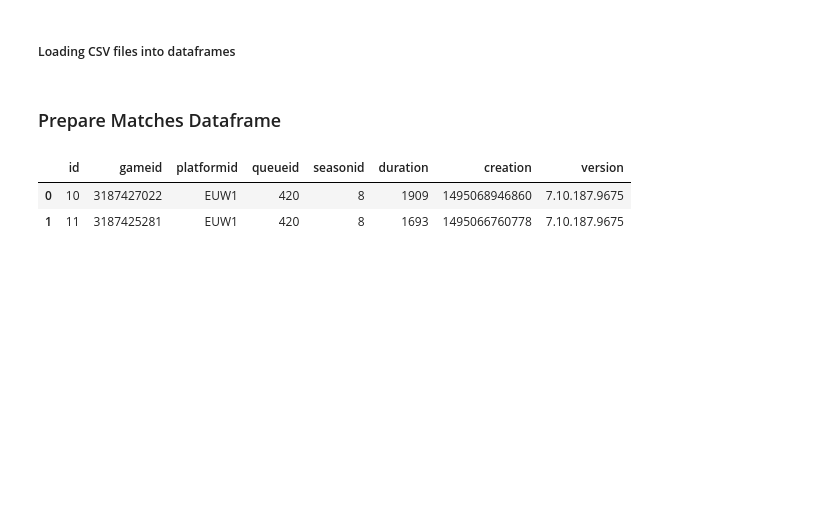
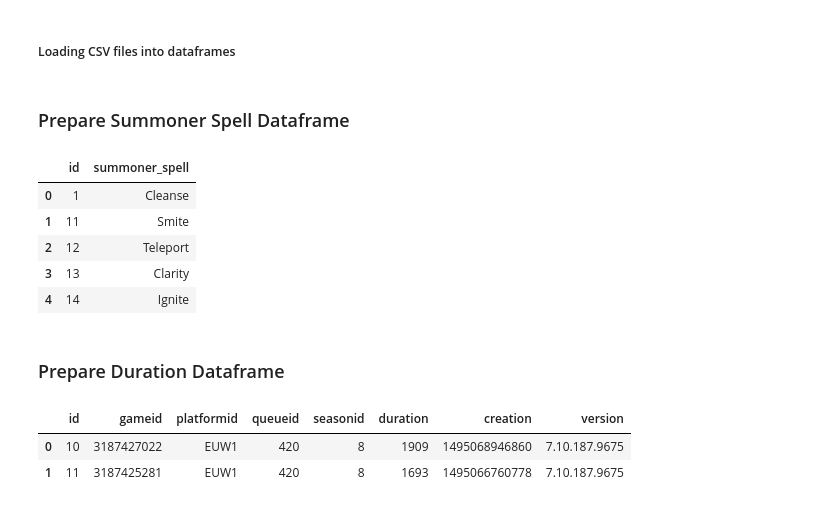
Before and after one commit to hctlee0812/Springboard, a Jupyter notebook: Data Wrangling.ipynb, the cells around one changed output. Drawn from its saved outputs; the diff is of its cells as text; code cells hidden in the pictures; blank space fills up the shorter version.

```diff
--- a/Data Wrangling.ipynb
+++ b/Data Wrangling.ipynb
@@ -35,3 +39,25 @@ teamstats_df = pd.read_csv(teamstats)
+# %% [markdown]
+### Prepare Summoner Spell Dataframe
+# %%
+summoner_spell = pd.DataFrame(columns=['data']) # Prepare Dataframe from JSON
+for row in summoner_spell_df.data:
+    summoner_spell = summoner_spell.append(json_normalize(row))
+summoner_spell.reset_index(inplace = True, drop = True)
+
+summoner_spell = summoner_spell[['id','name']] # Select only neccessary columns
+
+summoner_spell.id = summoner_spell.id.astype(int) # Convert id to whole numbers
+
+summoner_spell = summoner_spell.rename(index = str, columns = {"name":'summoner_spell'}) # Rename column
+
+summoner_spell.head(5) # Confirm changes
+# %% [output]
+|  | id | summoner_spell |
+| 0 | 1 | Cleanse |
+| 1 | 11 | Smite |
+| 2 | 12 | Teleport |
+| 3 | 13 | Clarity |
+| 4 | 14 | Ignite |
 # %% [markdown]
-### Prepare Matches Dataframe
+### Prepare Duration Dataframe
 # %%
```
Also changed, not shown: parts of 19 cells of this notebook.
